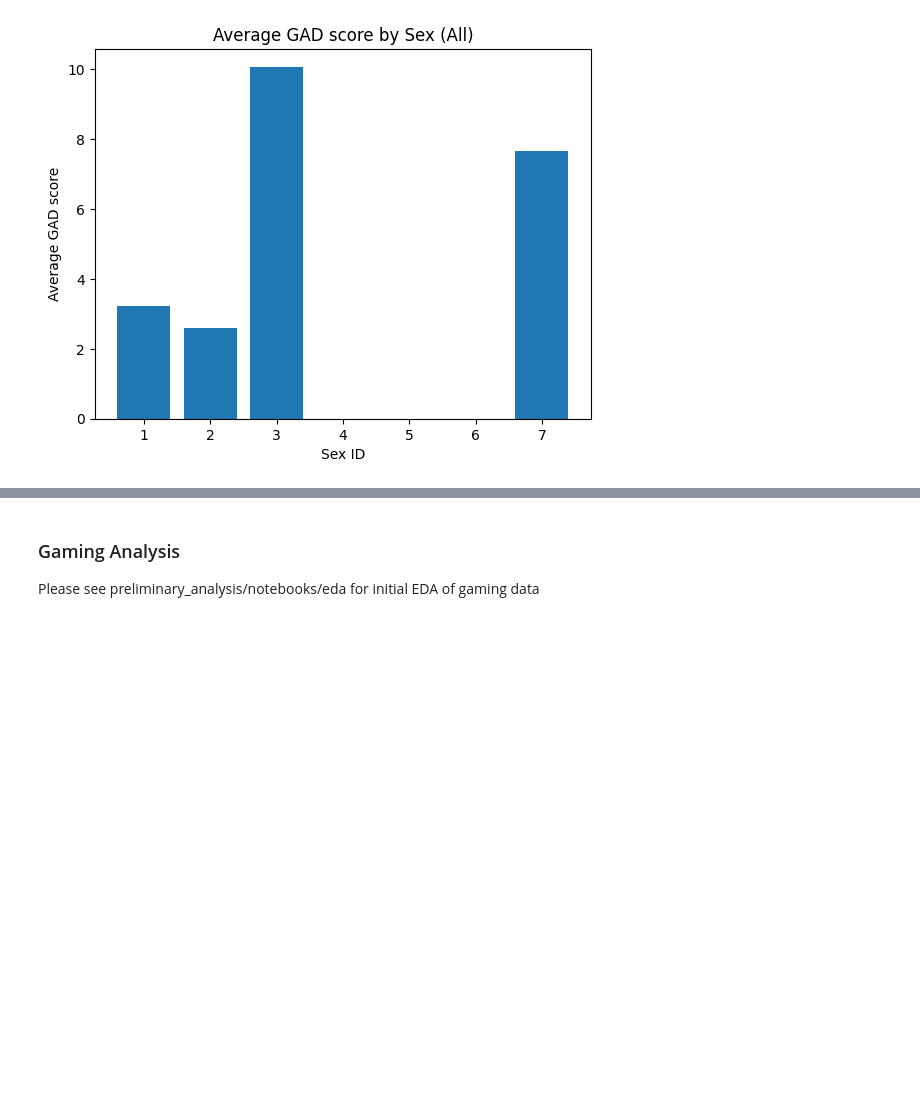
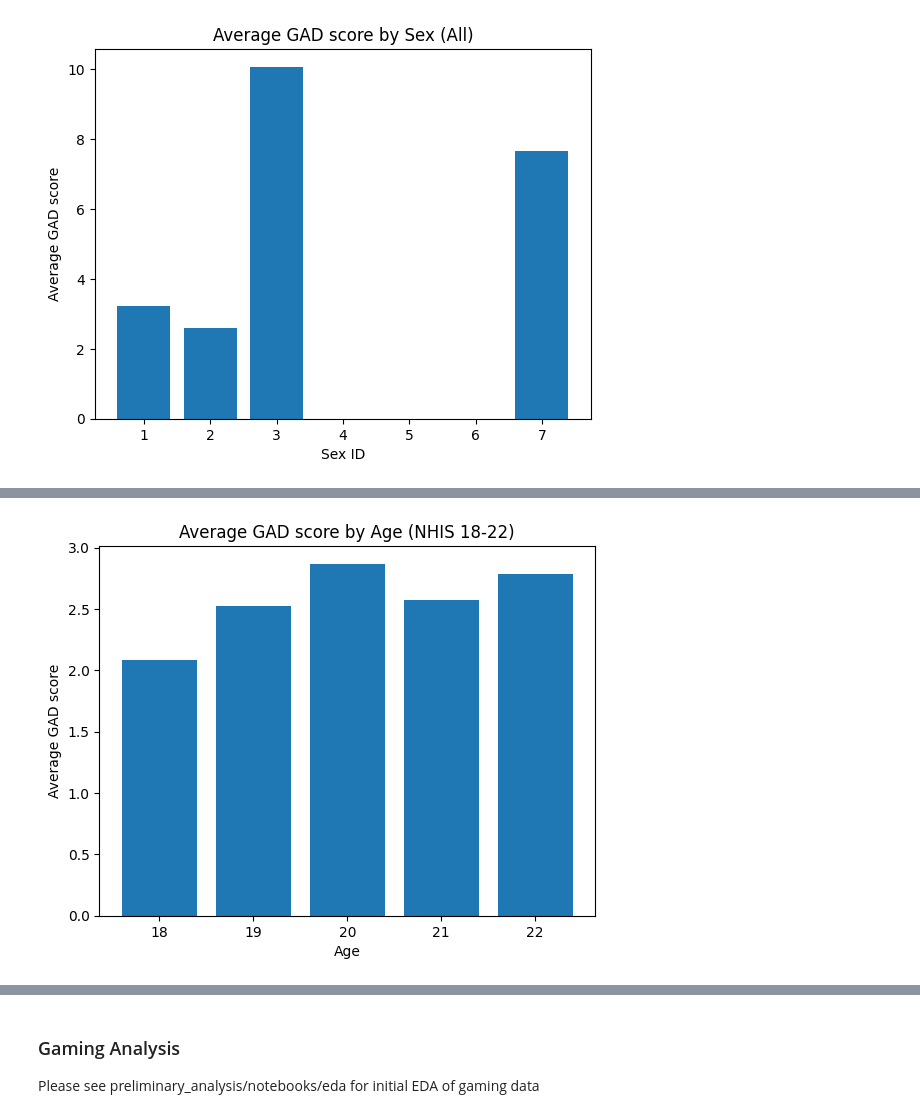
Before and after one commit to amallred/gaming-mental-health-analysis, a Jupyter notebook: notebooks/gad_eda.ipynb, the cells around one changed output, grey strips where cells are left out. Cells and saved outputs as stored; diff of their text form; code cells hidden in the pictures; blank space fills up the shorter version.

```diff
--- a/notebooks/gad_eda.ipynb
+++ b/notebooks/gad_eda.ipynb
@@ -726,0 +759,4 @@ visualize_count_plot(sex_counts, 'Sex ID', 'Average GAD score', 'Average GAD sco
+# %%
+visualize_count_plot(nhis_18_22_scores, 'Age', 'Average GAD score', 'Average GAD score by Age (NHIS 18-22)')
+# %% [output]
+[figure, added]
```
Also changed, not shown: parts of 24 cells of this notebook, 4 other files.
